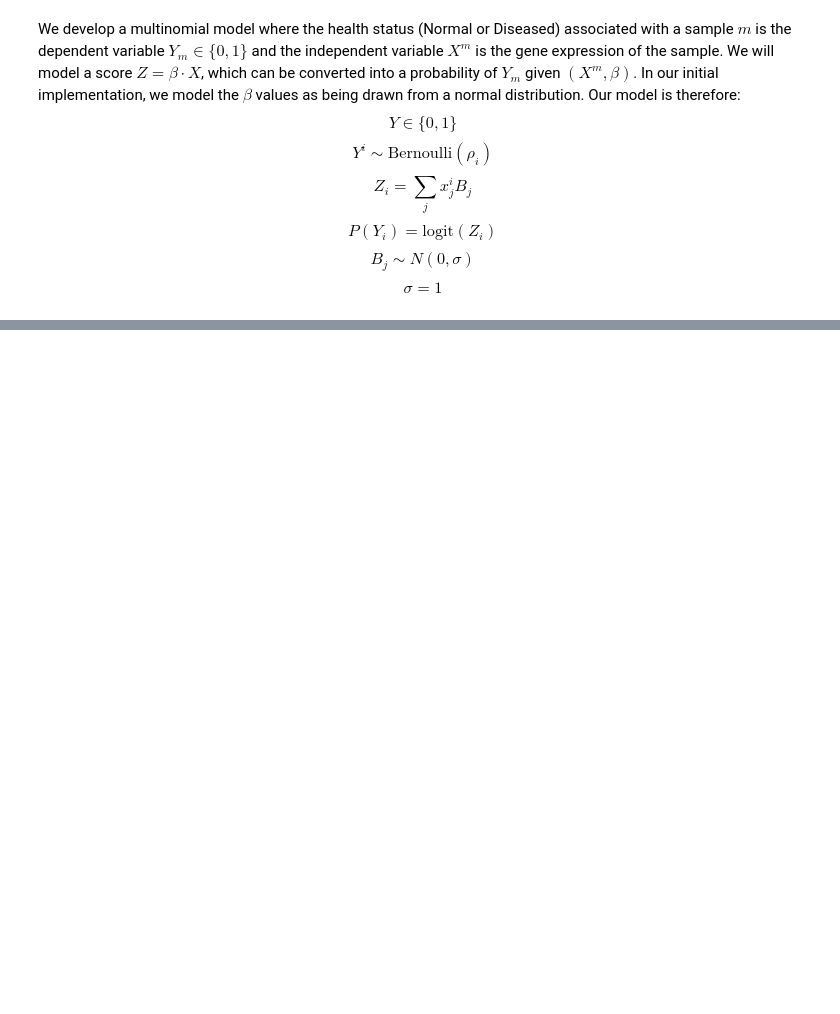
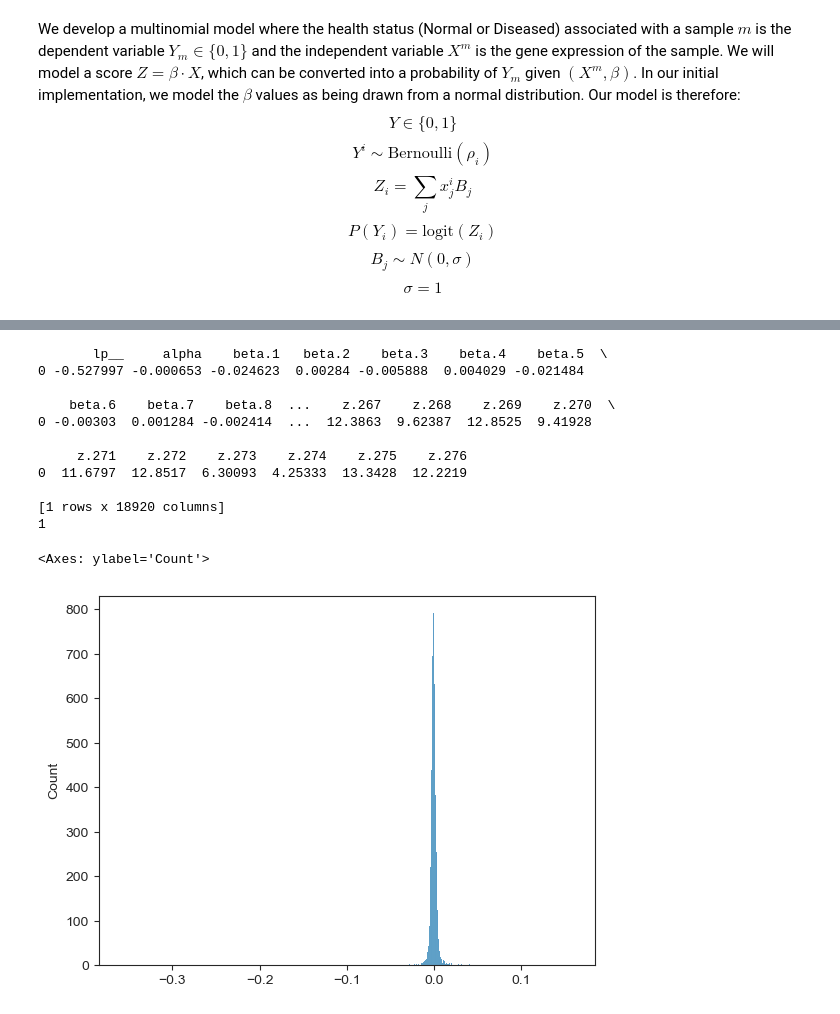
Before and after one commit to CamLunn/Bayesian-Logistic-Regression-Kidney-Disease, a Jupyter notebook: model_notebook_1.ipynb, the cells around one changed output, grey strips where cells are left out. Cells and saved outputs as stored; diff of their text form; code cells hidden in the pictures; blank space fills up the shorter version.

Commit message:
Summarize information about the samples

```diff
--- a/model_notebook_1.ipynb
+++ b/model_notebook_1.ipynb
@@ -128,11 +182,26 @@ arviz.summary(fit_az)
 # %%
 t_out = pd.read_csv("/Users/ethanratliff-crain/opt/anaconda3/envs/stan/bin/cmdstan/output.csv",
                     comment='#')
 print(t_out.head())
+print(len(t_out))
 t_betas = [t_out[col][0] for col in t_out.columns if 'beta' in col]
-p_betas = [np.mean(x) for x in fit['beta']]
-sns.histplot(p_betas, label='sampled')
+# p_betas = [np.mean(x) for x in fit['beta']]
+# sns.histplot(p_betas, label='sampled')
 sns.histplot(t_betas, label='optimized')
+# %% [output]
+       lp__     alpha    beta.1   beta.2    beta.3    beta.4    beta.5  \
+0 -0.527997 -0.000653 -0.024623  0.00284 -0.005888  0.004029 -0.021484
+
+    beta.6    beta.7    beta.8  ...    z.267    z.268    z.269    z.270  \
+0 -0.00303  0.001284 -0.002414  ...  12.3863  9.62387  12.8525  9.41928
+
+     z.271    z.272    z.273    z.274    z.275    z.276
+0  11.6797  12.8517  6.30093  4.25333  13.3428  12.2219
+
+[1 rows x 18920 columns]
+1
+<Axes: ylabel='Count'>
+[figure, added]
 # %%
 az.plot_trace(fit_simple_az, var_names=['alpha', 'beta', 'sigma']);
 plt.tight_layout()
```
Also changed, not shown: parts of 7 cells of this notebook.
